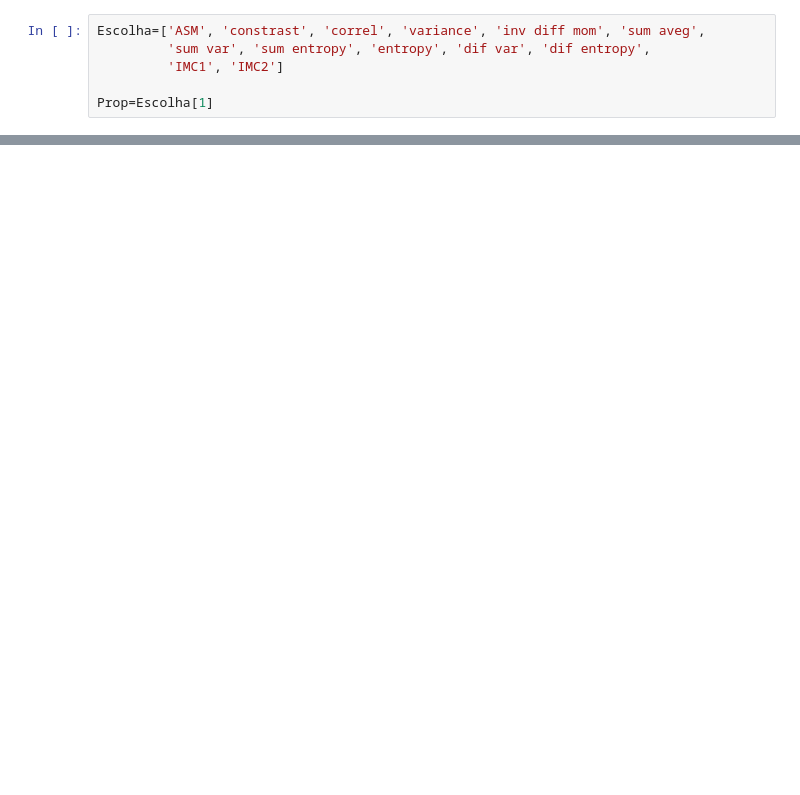
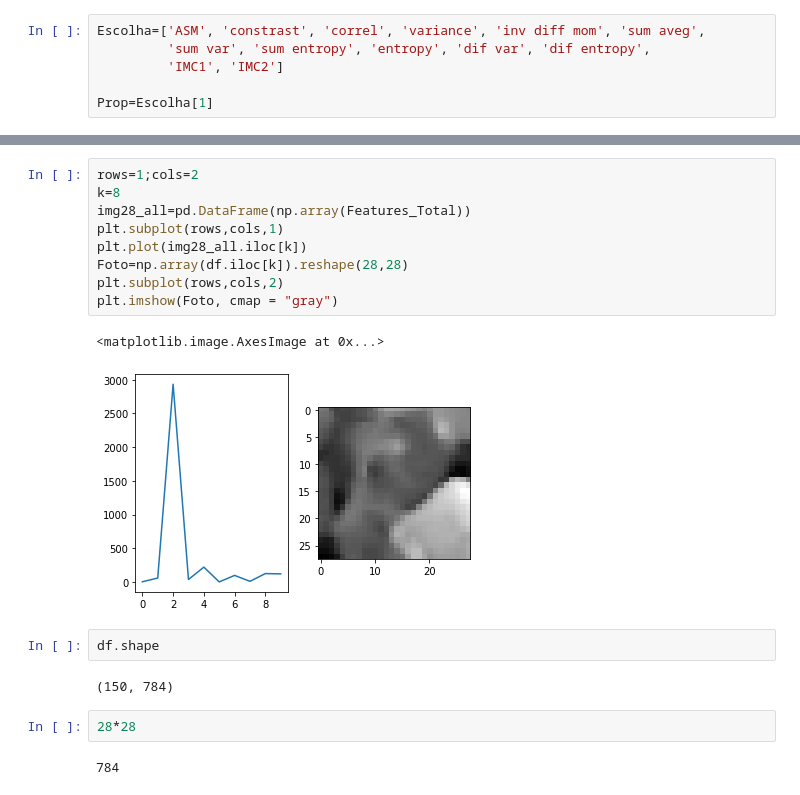
Before and after one commit to ucfilho/marquesgabi_out_2020, a Jupyter notebook: PSD_USA_ROTINAS_out_05_2020.ipynb, the cells around one changed output, grey strips where cells are left out. Saved outputs shown, nothing was run; the diff lists cells and outputs as text; blank space fills up the shorter version.

```diff
--- a/PSD_USA_ROTINAS_out_05_2020.ipynb
+++ b/PSD_USA_ROTINAS_out_05_2020.ipynb
@@ -241,2 +241,22 @@ print(Features_Total)
 
 [150 rows x 10 columns]
+# %%
+rows=1;cols=2
+k=8
+img28_all=pd.DataFrame(np.array(Features_Total))
+plt.subplot(rows,cols,1)
+plt.plot(img28_all.iloc[k])
+Foto=np.array(df.iloc[k]).reshape(28,28)
+plt.subplot(rows,cols,2)
+plt.imshow(Foto, cmap = "gray")
+# %% [output]
+<matplotlib.image.AxesImage at 0x...>
+[figure, added]
+# %%
+df.shape
+# %% [output]
+(150, 784)
+# %%
+28*28
+# %% [output]
+784
```
Also changed, not shown: parts of 9 cells of this notebook.
